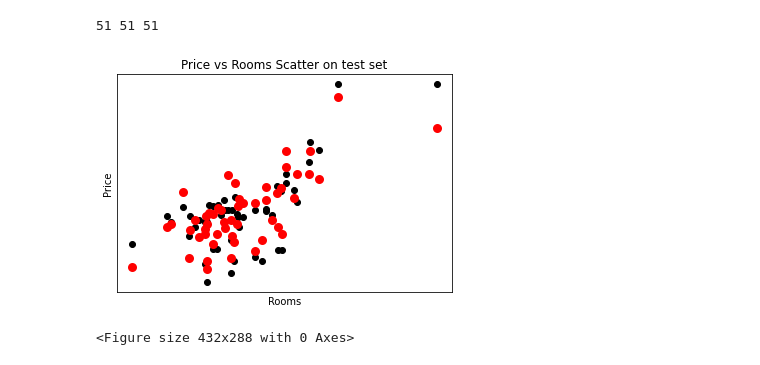
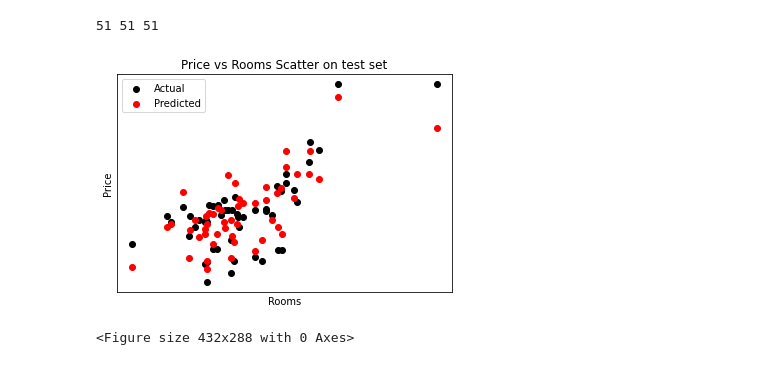
Before and after one commit to aryan7781/My-learning, a Jupyter notebook: Housing_Prices/Linear_Reg.ipynb, the cells around one changed output. Cells and saved outputs as stored; diff of their text form; code cells hidden in the pictures.

Commit message:
Some additions to visualisation

```diff
--- a/Housing_Prices/Linear_Reg.ipynb
+++ b/Housing_Prices/Linear_Reg.ipynb
@@ -52,22 +53,25 @@ print(len(X_test), len(Y_test), len(Y_predicted))
 # %%
 plt.scatter(
     x = X_test['room_num'],
     y = Y_test,
-    color = "black"
+    color = "black",
+    label = 'Actual'
 )
 plt.scatter(
     X_test['room_num'],
     Y_predicted,
     color = "red",
-    linewidth = 3
+    label = 'Predicted'
+
 )
+plt.legend()
 plt.xlabel('Rooms')
 plt.ylabel('Price')
 plt.title('Price vs Rooms Scatter on test set')
 plt.xticks(())
 plt.yticks(())
 plt.show()
 plt.savefig('Price(Actual And Predicted) vs Rooms')
 # %% [output]
-[figure, old version]
+[figure, new version]
 <Figure size 432x288 with 0 Axes>
```
Also changed, not shown: parts of 3 cells of this notebook, 1 other file.
